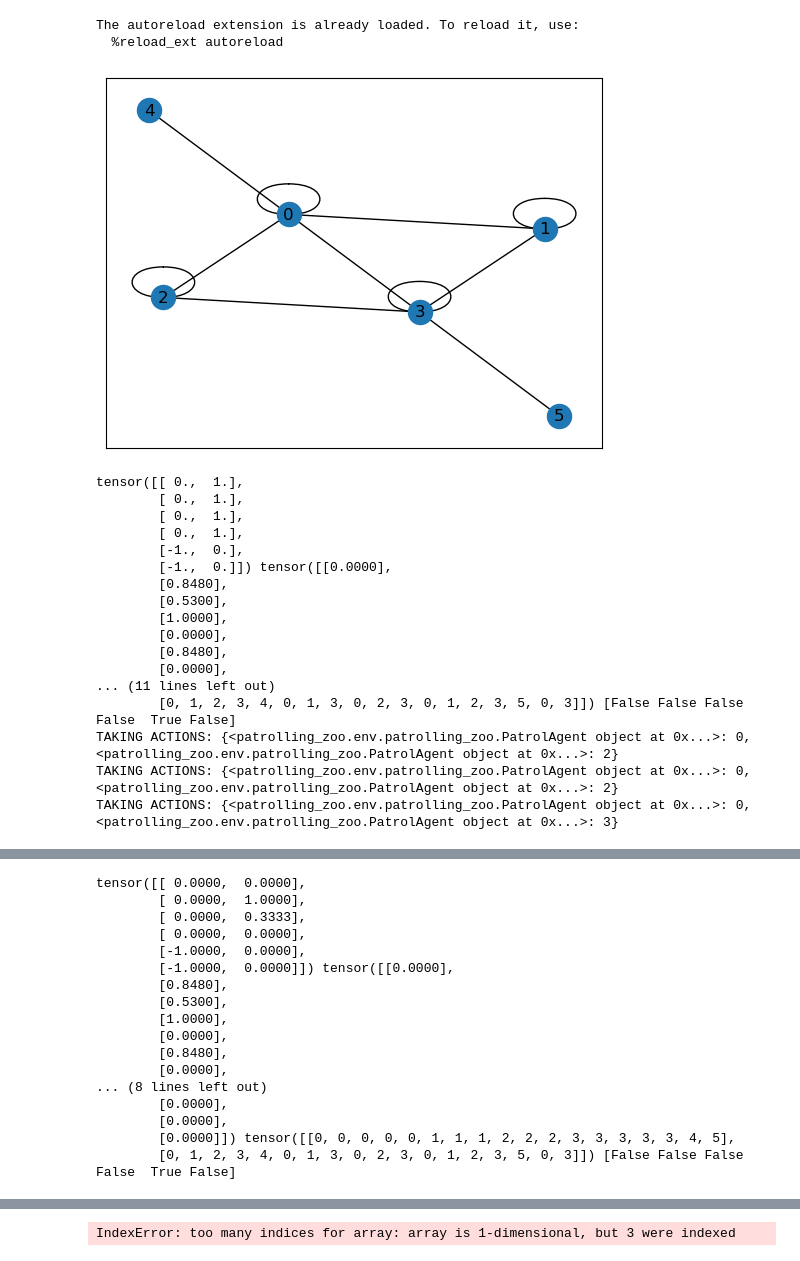
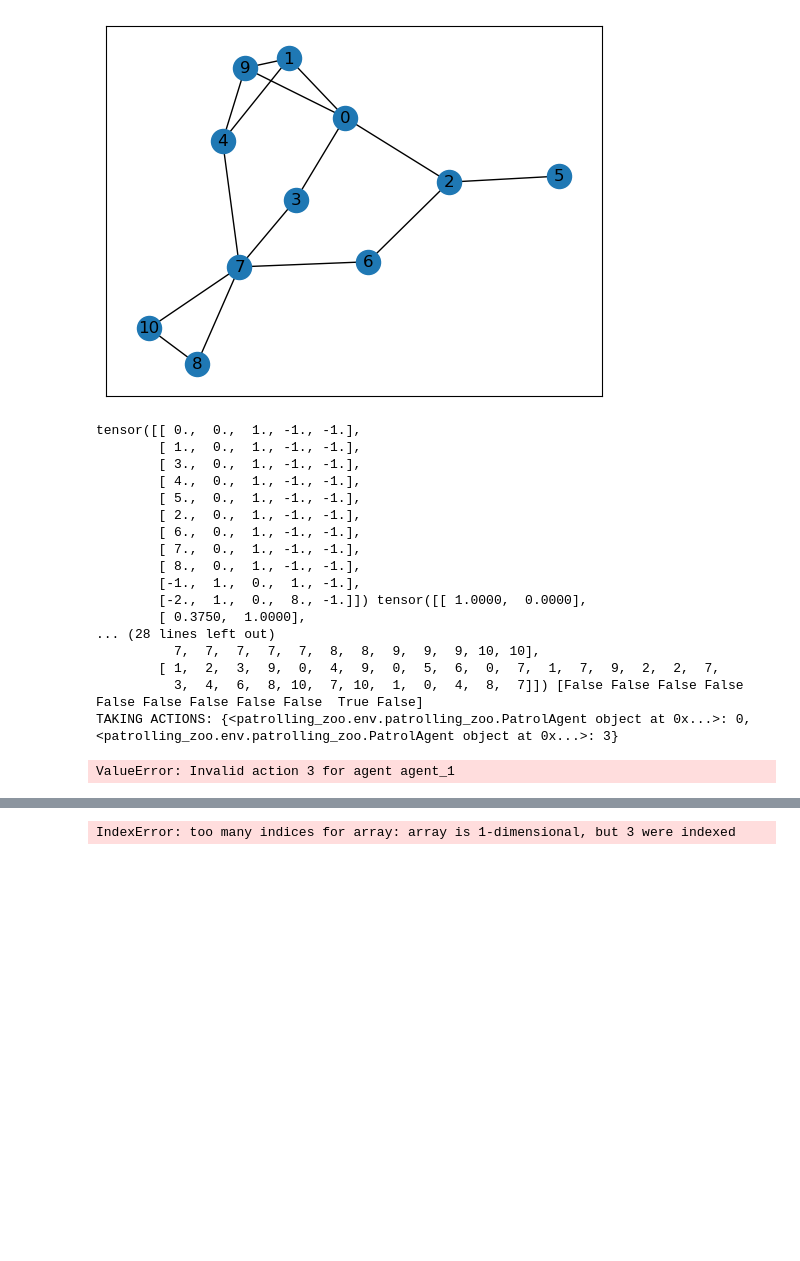
Before and after one commit to NU-IDEAS-Lab/patrolling_zoo, a Jupyter notebook: random_actions.ipynb, the cells around one changed output, grey strips where cells are left out. Drawn from its saved outputs; the diff is of its cells as text; code cells hidden in the pictures; blank space fills up the shorter version.

```diff
--- a/random_actions.ipynb
+++ b/random_actions.ipynb
@@ -10,18 +10,19 @@ import networkx as nx
 from torch_geometric.utils import to_networkx
 import matplotlib.pyplot as plt
 
-patrolGraph = PatrolGraph("patrolling_zoo/env/4nodes.graph")
+patrolGraph = PatrolGraph("patrolling_zoo/env/9nodes.graph")
 env = parallel_env(patrolGraph, 2,
-                   speed = 50.0,
+                   speed = 10.0,
                    observation_radius=100,
                    observe_method="pyg",
                    observe_bitmap_dims = (40, 40),
-                   require_explicit_visit=True
+                   require_explicit_visit=True,
+                   action_method="neighbors"
 )
 
 # observations, infos = env.reset(seed=42)
 
-obs = env.observe(env.agents[0])[0]
+obs = env.observe(env.agents[0])[2]
 
 g = to_networkx(obs, to_undirected=True)
 nx.draw_networkx(g)
@@ -38,51 +39,51 @@ for i in range(3):
     print(f"TAKING ACTIONS: {actions}")
     env.step(actions)
 
-obs = env.observe(env.agents[0])[0]
+print(f"AGENT 0 OBSERVATION: {env.observe(env.agents[0])}")
+obs = env.observe(env.agents[0])[2]
 g = to_networkx(obs, to_undirected=True)
 nx.draw_networkx(g)
 plt.show()
 print(obs.x, obs.edge_attr, obs.edge_index, obs.agent_mask)
 
 # print(observations)
 # nx.draw_networkx(patrolGraph.graph)
 # # Display the env.state() bitmap using matplotlib.
 # import matplotlib.pyplot as plt
 # import numpy as np
 
 # state = env.state()
 # bitmap = state
 
 # graphLayer = bitmap[:,:,2]
 # graphNodes = graphLayer[np.where(graphLayer >= 0)]
 # print(f"Sum of node layer: {np.sum(graphNodes)}")
 # print(f"Expected sum of node layer: {sum(list(range(len(patrolGraph.graph.nodes))))}")
 
 # agentLayer = bitmap[:,:,0]
 # agents = agentLayer[np.where(agentLayer >= 0)]
 
 # bitmap = env._minMaxNormalize(bitmap, a=0, b=255)
 # bitmap[np.where(graphLayer >= 0)] = 255
 # bitmap[np.where(agentLayer >= 0)] = 0
 # plt.imshow(bitmap, aspect="equal")
 # %% [output]
+[figure, new version]
-The autoreload extension is already loaded. To reload it, use:
-  %reload_ext autoreload
+tensor([[ 0.,  0.,  1., -1., -1.],
+        [ 1.,  0.,  1., -1., -1.],
+        [ 3.,  0.,  1., -1., -1.],
+        [ 4.,  0.,  1., -1., -1.],
+        [ 5.,  0.,  1., -1., -1.],
+        [ 2.,  0.,  1., -1., -1.],
+        [ 6.,  0.,  1., -1., -1.],
+        [ 7.,  0.,  1., -1., -1.],
+        [ 8.,  0.,  1., -1., -1.],
+        [-1.,  1.,  0.,  1., -1.],
+        [-2.,  1.,  0.,  8., -1.]]) tensor([[ 1.0000,  0.0000],
+        [ 0.3750,  1.0000],
+... (28 lines left out)
+          7,  7,  7,  7,  7,  8,  8,  9,  9,  9, 10, 10],
+        [ 1,  2,  3,  9,  0,  4,  9,  0,  5,  6,  0,  7,  1,  7,  9,  2,  2,  7,
+          3,  4,  6,  8, 10,  7, 10,  1,  0,  4,  8,  7]]) [False False False False False False False False False  True False]
+TAKING ACTIONS: {<patrolling_zoo.env.patrolling_zoo.PatrolAgent object at 0x...>: 0, <patrolling_zoo.env.patrolling_zoo.PatrolAgent object at 0x...>: 3}
-[figure, old version]
-tensor([[ 0.,  1.],
-        [ 0.,  1.],
-        [ 0.,  1.],
-        [ 0.,  1.],
-        [-1.,  0.],
-        [-1.,  0.]]) tensor([[0.0000],
-        [0.8480],
-        [0.5300],
-        [1.0000],
-        [0.0000],
-        [0.8480],
-        [0.0000],
-... (11 lines left out)
-        [0, 1, 2, 3, 4, 0, 1, 3, 0, 2, 3, 0, 1, 2, 3, 5, 0, 3]]) [False False False False  True False]
-TAKING ACTIONS: {<patrolling_zoo.env.patrolling_zoo.PatrolAgent object at 0x...>: 0, <patrolling_zoo.env.patrolling_zoo.PatrolAgent object at 0x...>: 2}
-TAKING ACTIONS: {<patrolling_zoo.env.patrolling_zoo.PatrolAgent object at 0x...>: 0, <patrolling_zoo.env.patrolling_zoo.PatrolAgent object at 0x...>: 2}
-TAKING ACTIONS: {<patrolling_zoo.env.patrolling_zoo.PatrolAgent object at 0x...>: 0, <patrolling_zoo.env.patrolling_zoo.PatrolAgent object at 0x...>: 3}
+ValueError: Invalid action 3 for agent agent_1
@@ -90,17 +89,0 @@ TAKING ACTIONS: {<patrolling_zoo.env.patrolling_zoo.PatrolAgent object at 0x...>
-tensor([[ 0.0000,  0.0000],
-        [ 0.0000,  1.0000],
-        [ 0.0000,  0.3333],
-        [ 0.0000,  0.0000],
-        [-1.0000,  0.0000],
-        [-1.0000,  0.0000]]) tensor([[0.0000],
-        [0.8480],
-        [0.5300],
-        [1.0000],
-        [0.0000],
-        [0.8480],
-        [0.0000],
-... (8 lines left out)
-        [0.0000],
-        [0.0000],
-        [0.0000]]) tensor([[0, 0, 0, 0, 0, 1, 1, 1, 2, 2, 2, 3, 3, 3, 3, 3, 4, 5],
-        [0, 1, 2, 3, 4, 0, 1, 3, 0, 2, 3, 0, 1, 2, 3, 5, 0, 3]]) [False False False False  True False]
```
Also changed, not shown: parts of 5 cells of this notebook, 10 other files.
